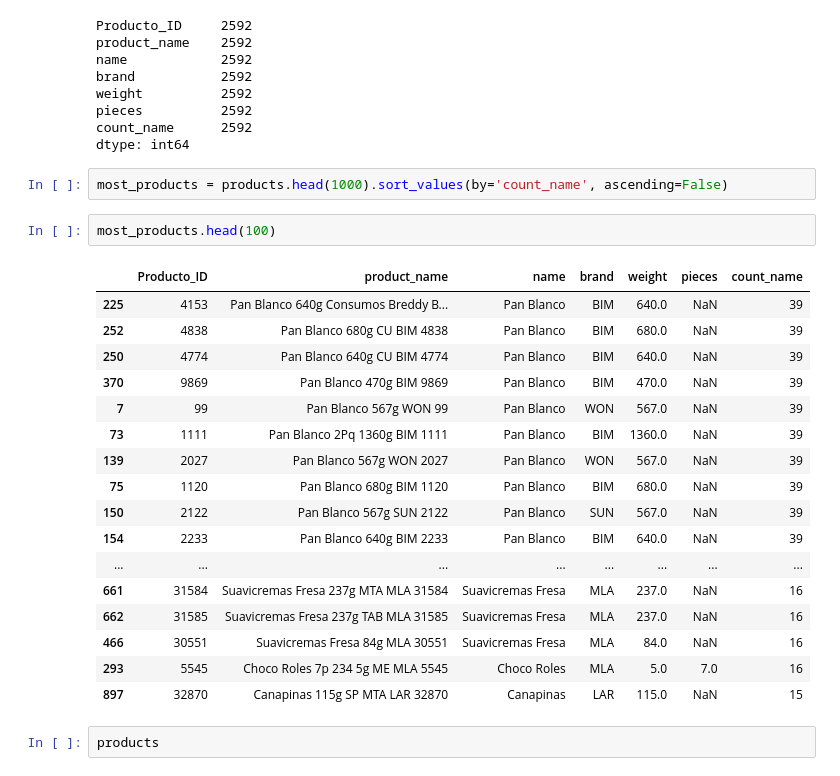
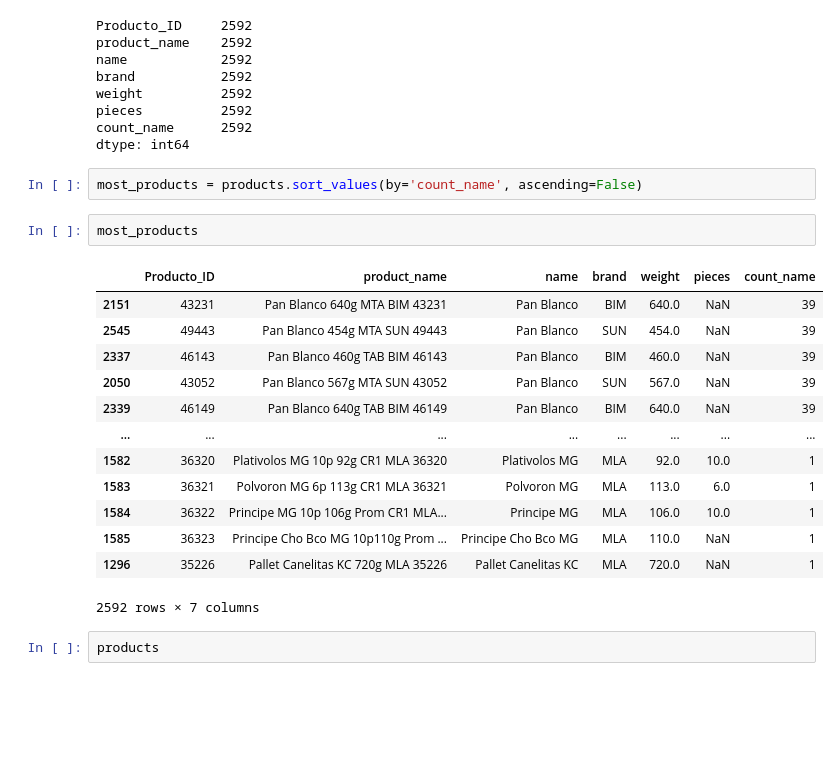
Before and after one commit to aleivaar94/Grupo-Bimbo-Inventory-Demand, a Jupyter notebook: Grupo Bimbo Products.ipynb, the cells around one changed output. Saved outputs shown, nothing was run; the diff lists cells and outputs as text; blank space fills up the shorter version.

```diff
--- a/Grupo Bimbo Products.ipynb
+++ b/Grupo Bimbo Products.ipynb
@@ -289,27 +289,23 @@ pieces          2592
 count_name      2592
 dtype: int64
 # %%
-most_products = products.head(1000).sort_values(by='count_name', ascending=False)
+most_products = products.sort_values(by='count_name', ascending=False)
 # %%
-most_products.head(100)
+most_products
 # %% [output]
 |  | Producto_ID | product_name | name | brand | weight | pieces | count_name |
-| 225 | 4153 | Pan Blanco 640g Consumos Breddy B... | Pan Blanco | BIM | 640.0 | NaN | 39 |
-| 252 | 4838 | Pan Blanco 680g CU BIM 4838 | Pan Blanco | BIM | 680.0 | NaN | 39 |
-| 250 | 4774 | Pan Blanco 640g CU BIM 4774 | Pan Blanco | BIM | 640.0 | NaN | 39 |
-| 370 | 9869 | Pan Blanco 470g BIM 9869 | Pan Blanco | BIM | 470.0 | NaN | 39 |
-| 7 | 99 | Pan Blanco 567g WON 99 | Pan Blanco | WON | 567.0 | NaN | 39 |
-| 73 | 1111 | Pan Blanco 2Pq 1360g BIM 1111 | Pan Blanco | BIM | 1360.0 | NaN | 39 |
-| 139 | 2027 | Pan Blanco 567g WON 2027 | Pan Blanco | WON | 567.0 | NaN | 39 |
-| 75 | 1120 | Pan Blanco 680g BIM 1120 | Pan Blanco | BIM | 680.0 | NaN | 39 |
-| 150 | 2122 | Pan Blanco 567g SUN 2122 | Pan Blanco | SUN | 567.0 | NaN | 39 |
-| 154 | 2233 | Pan Blanco 640g BIM 2233 | Pan Blanco | BIM | 640.0 | NaN | 39 |
+| 2151 | 43231 | Pan Blanco 640g MTA BIM 43231 | Pan Blanco | BIM | 640.0 | NaN | 39 |
+| 2545 | 49443 | Pan Blanco 454g MTA SUN 49443 | Pan Blanco | SUN | 454.0 | NaN | 39 |
+| 2337 | 46143 | Pan Blanco 460g TAB BIM 46143 | Pan Blanco | BIM | 460.0 | NaN | 39 |
+| 2050 | 43052 | Pan Blanco 567g MTA SUN 43052 | Pan Blanco | SUN | 567.0 | NaN | 39 |
+| 2339 | 46149 | Pan Blanco 640g TAB BIM 46149 | Pan Blanco | BIM | 640.0 | NaN | 39 |
 | ... | ... | ... | ... | ... | ... | ... | ... |
-| 661 | 31584 | Suavicremas Fresa 237g MTA MLA 31584 | Suavicremas Fresa | MLA | 237.0 | NaN | 16 |
-| 662 | 31585 | Suavicremas Fresa 237g TAB MLA 31585 | Suavicremas Fresa | MLA | 237.0 | NaN | 16 |
-| 466 | 30551 | Suavicremas Fresa 84g MLA 30551 | Suavicremas Fresa | MLA | 84.0 | NaN | 16 |
-| 293 | 5545 | Choco Roles 7p 234 5g ME MLA 5545 | Choco Roles | MLA | 5.0 | 7.0 | 16 |
-| 897 | 32870 | Canapinas 115g SP MTA LAR 32870 | Canapinas | LAR | 115.0 | NaN | 15 |
+| 1582 | 36320 | Plativolos MG 10p 92g CR1 MLA 36320 | Plativolos MG | MLA | 92.0 | 10.0 | 1 |
+| 1583 | 36321 | Polvoron MG 6p 113g CR1 MLA 36321 | Polvoron MG | MLA | 113.0 | 6.0 | 1 |
+| 1584 | 36322 | Principe MG 10p 106g Prom CR1 MLA... | Principe MG | MLA | 106.0 | 10.0 | 1 |
+| 1585 | 36323 | Principe Cho Bco MG 10p110g Prom ... | Principe Cho Bco MG | MLA | 110.0 | NaN | 1 |
+| 1296 | 35226 | Pallet Canelitas KC 720g MLA 35226 | Pallet Canelitas KC | MLA | 720.0 | NaN | 1 |
+2592 rows × 7 columns
 # %%
 products
 # %% [output]
```
Also changed, not shown: parts of 10 cells of this notebook.
